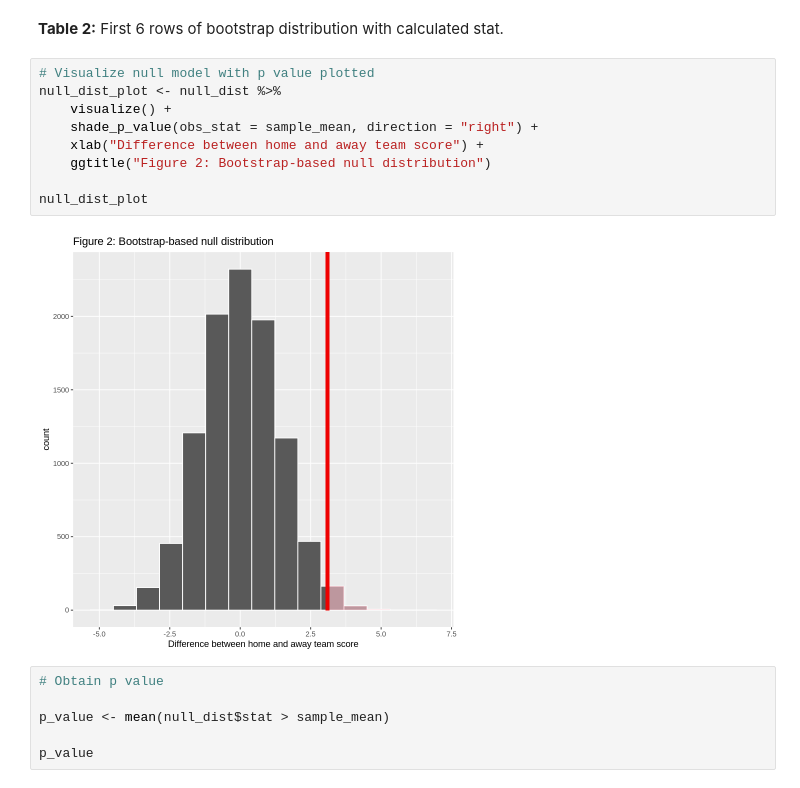
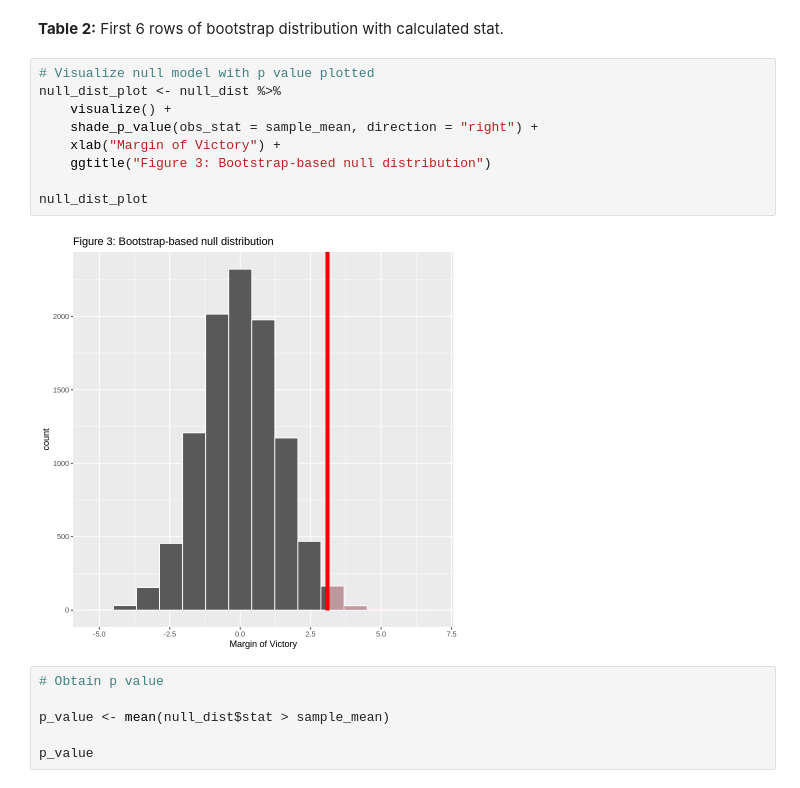
Before and after one commit to leowang801/home-court-advantage, a Jupyter notebook: group_47_project.ipynb, the cells around one changed output. Drawn from its saved outputs; the diff is of its cells as text.

```diff
--- a/group_47_project.ipynb
+++ b/group_47_project.ipynb
@@ -172,14 +170,14 @@ A infer: 6 × 2
 # %%
 # Visualize null model with p value plotted
 null_dist_plot <- null_dist %>%
     visualize() +
     shade_p_value(obs_stat = sample_mean, direction = "right") +
-    xlab("Difference between home and away team score") +
-    ggtitle("Figure 2: Bootstrap-based null distribution")
+    xlab("Margin of Victory") +
+    ggtitle("Figure 3: Bootstrap-based null distribution")
 
 null_dist_plot
 # %% [output]
-[figure, old version]
+[figure, new version]
 # %%
 # Obtain p value
 
```
Also changed, not shown: parts of 5 cells of this notebook.
